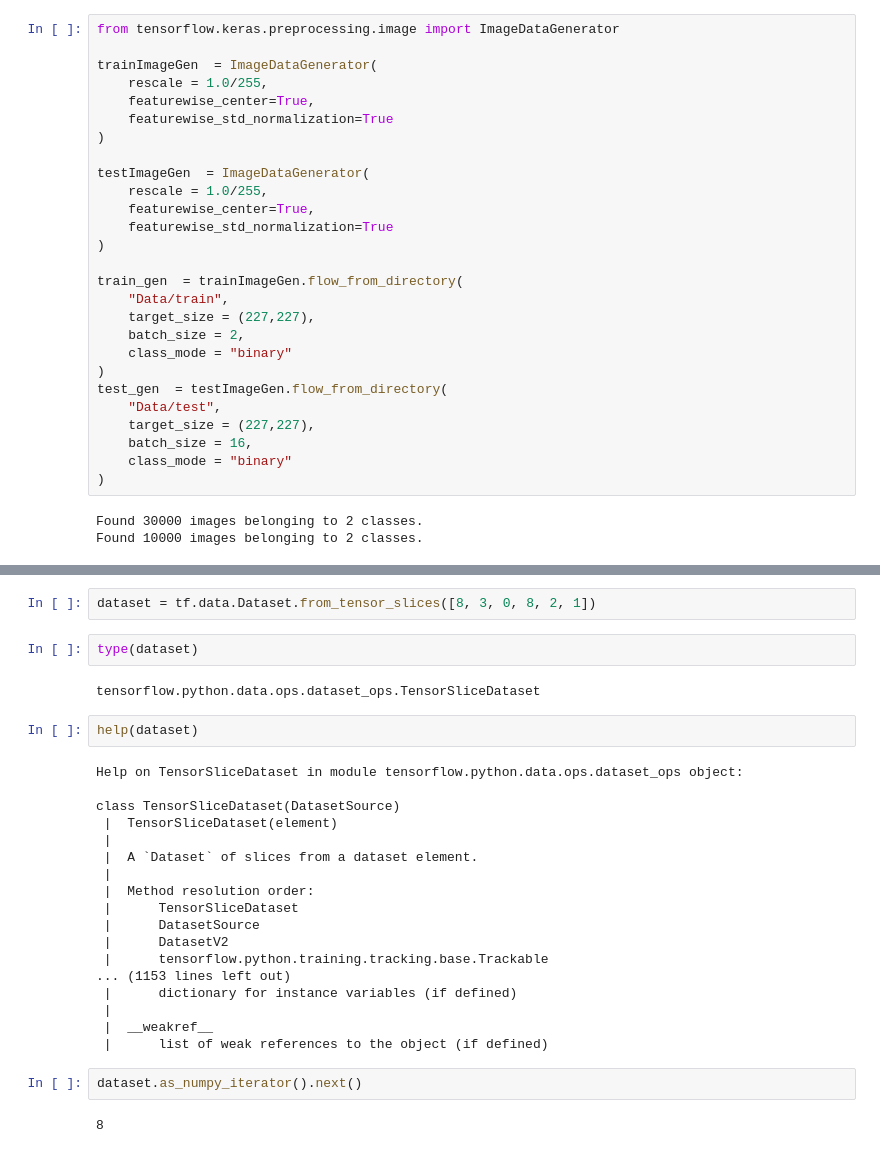
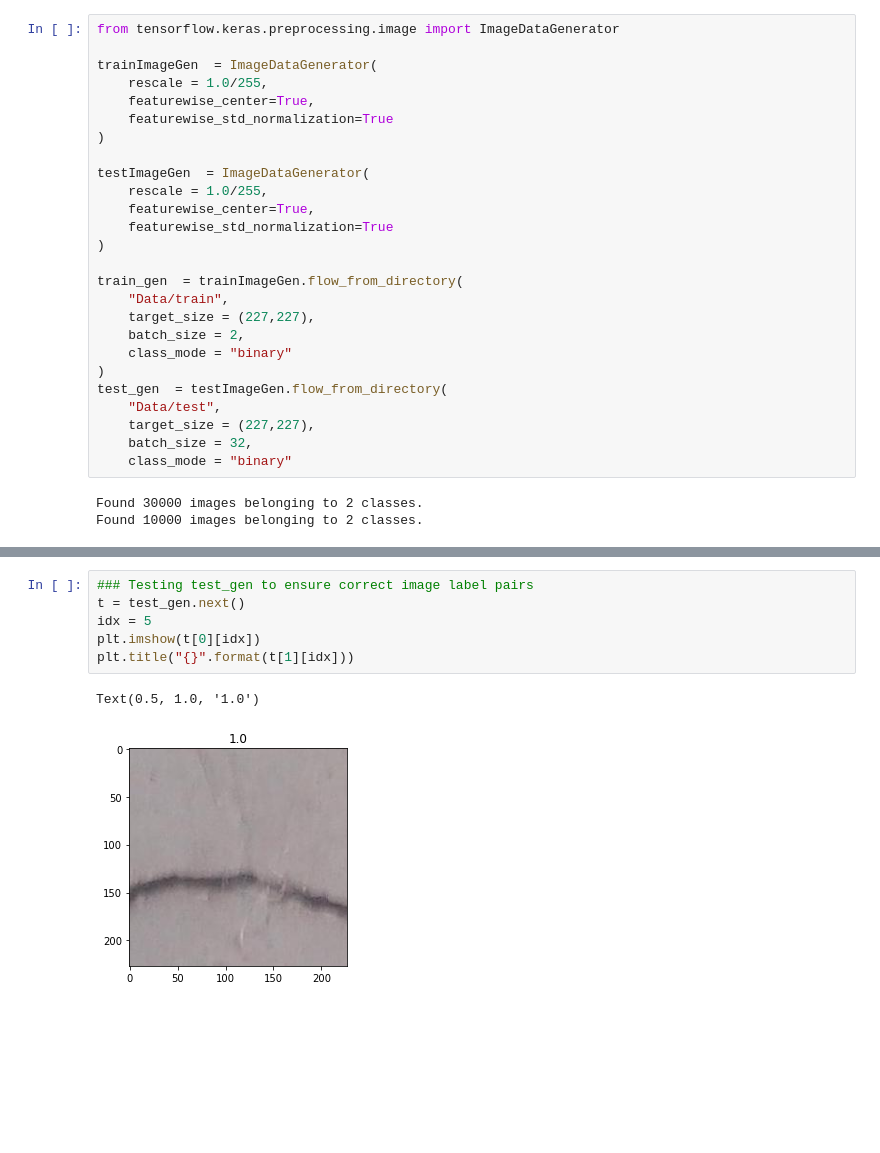
Before and after one commit to T-rex007/Damage_Classification, a Jupyter notebook: Crack_Detector_training.ipynb, the cells around one changed output, grey strips where cells are left out. Saved outputs shown, nothing was run; the diff lists cells and outputs as text; blank space fills up the shorter version.

```diff
--- a/Crack_Detector_training.ipynb
+++ b/Crack_Detector_training.ipynb
@@ -134,9 +121,8 @@ train_gen  = trainImageGen.flow_from_directory(
 test_gen  = testImageGen.flow_from_directory(
     "Data/test",
     target_size = (227,227),
-    batch_size = 16,
+    batch_size = 32,
     class_mode = "binary"
-)
 # %% [output]
 Found 30000 images belonging to 2 classes.
 Found 10000 images belonging to 2 classes.
@@ -159,30 +129,9 @@ plt.imshow(t[0][4])
-# %%
-dataset = tf.data.Dataset.from_tensor_slices([8, 3, 0, 8, 2, 1])
-# %%
-type(dataset)
-# %% [output]
-tensorflow.python.data.ops.dataset_ops.TensorSliceDataset
-# %%
-help(dataset)
-# %% [output]
-Help on TensorSliceDataset in module tensorflow.python.data.ops.dataset_ops object:
-
-class TensorSliceDataset(DatasetSource)
- |  TensorSliceDataset(element)
- |
- |  A `Dataset` of slices from a dataset element.
- |
- |  Method resolution order:
- |      TensorSliceDataset
- |      DatasetSource
- |      DatasetV2
- |      tensorflow.python.training.tracking.base.Trackable
-... (1153 lines left out)
- |      dictionary for instance variables (if defined)
- |
- |  __weakref__
- |      list of weak references to the object (if defined)
-# %%
-dataset.as_numpy_iterator().next()
-# %% [output]
-8
+# %%
+### Testing test_gen to ensure correct image label pairs
+t = test_gen.next()
+idx = 5
+plt.imshow(t[0][idx])
+plt.title("{}".format(t[1][idx]))
+# %% [output]
+Text(0.5, 1.0, '1.0')
+[figure, added]
```
Also changed, not shown: parts of 24 cells of this notebook, 2 other files.
